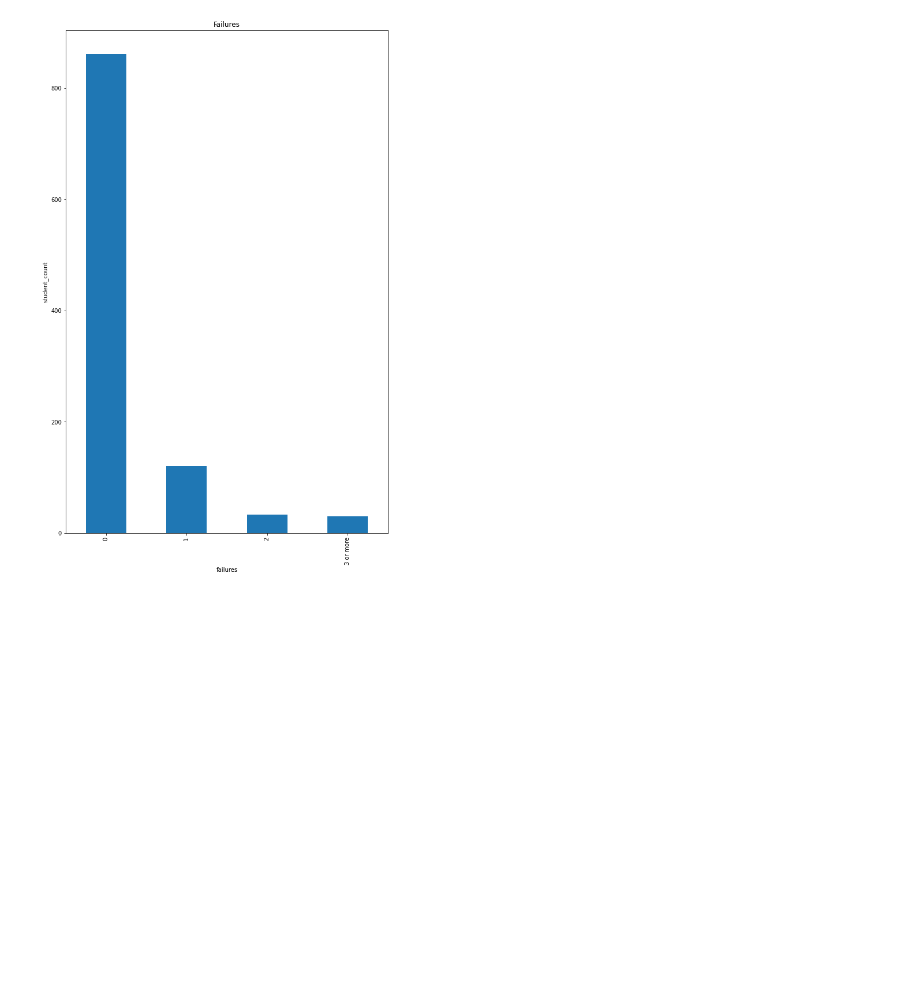
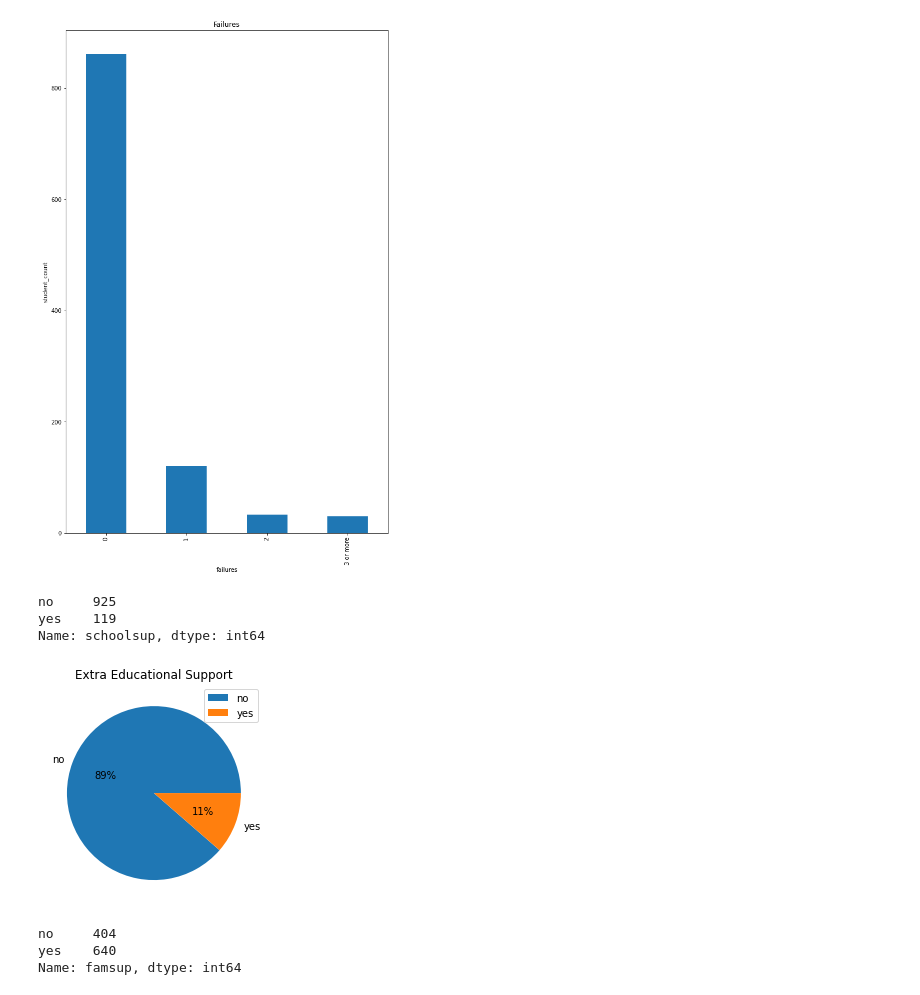
Before and after one commit to TharindaNimnajith/student-performance, a Jupyter notebook: dataset_analysis/column_data_analysis.ipynb, the cells around one changed output. Drawn from its saved outputs; the diff is of its cells as text; code cells hidden in the pictures; blank space fills up the shorter version.

```diff
--- a/dataset_analysis/column_data_analysis.ipynb
+++ b/dataset_analysis/column_data_analysis.ipynb
@@ -290,3 +290,26 @@ fig.savefig('plots/failures.png', facecolor='white')
 plt.show()
 # %% [output]
 [figure]
+# %%
+df['schoolsup'].value_counts(sort=False)
+# %% [output]
+no     925
+yes    119
+Name: schoolsup, dtype: int64
+# %%
+fig = plt.figure()
+ax = df['schoolsup'].value_counts(sort=False).plot(kind='pie',
+                                                   autopct='%1.0f%%')
+ax.yaxis.set_visible(False)
+plt.title('Extra Educational Support')
+plt.legend()
+fig.savefig('plots/extra_educational_support.png', facecolor='white')
+plt.show()
+# %% [output]
+[figure, added]
+# %%
+df['famsup'].value_counts(sort=False)
+# %% [output]
+no     404
+yes    640
+Name: famsup, dtype: int64
```
Also changed, not shown: parts of 30 cells of this notebook, 22 other files.
